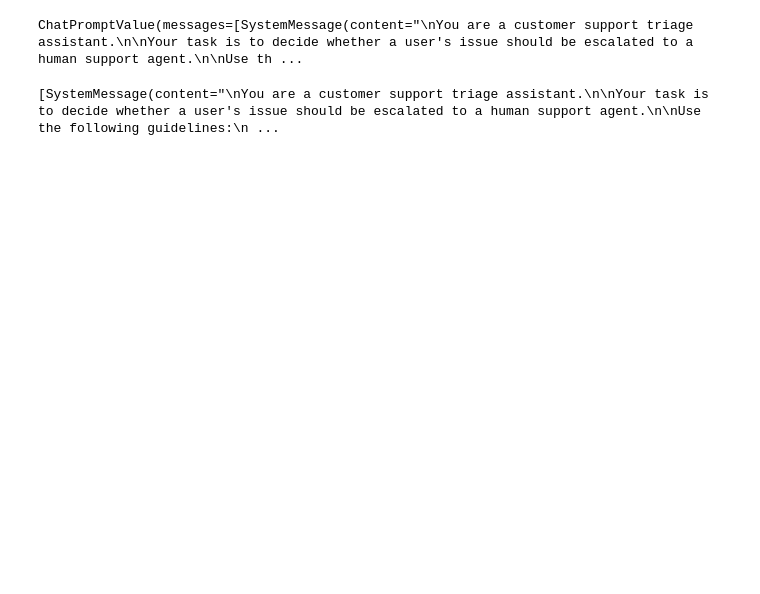
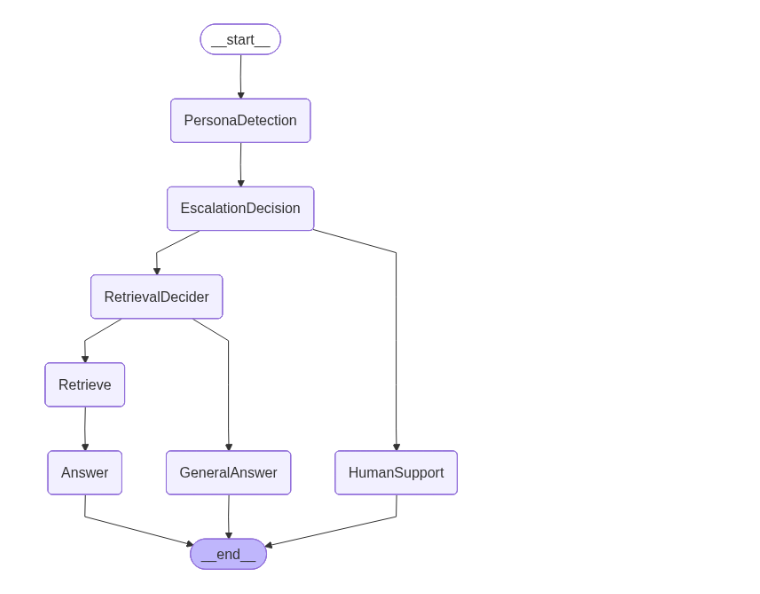
Before and after one commit to Pavan-220405/Persona-Adaptive-Customer-Support-Agent, a Jupyter notebook: test.ipynb, the cells around one changed output. Drawn from its saved outputs; the diff is of its cells as text; code cells hidden in the pictures; blank space fills up the shorter version.

Commit message:
Designed the graph and it's dependencies

```diff
--- a/test.ipynb
+++ b/test.ipynb
@@ -80,9 +0,0 @@ User Query:
-# %%
-prompt2 = escalation_prompt.invoke({'persona':'anrgy','query':'sample query'})
-prompt2
-# %% [output]
-ChatPromptValue(messages=[SystemMessage(content="\nYou are a customer support triage assistant.\n\nYour task is to decide whether a user's issue should be escalated to a human support agent.\n\nUse th ...
-# %%
-print(prompt2.messages[:])
-# %% [output]
-[SystemMessage(content="\nYou are a customer support triage assistant.\n\nYour task is to decide whether a user's issue should be escalated to a human support agent.\n\nUse the following guidelines:\n ...
@@ -88,0 +85,30 @@ print(prompt2.messages[:])
+# %%
+graph = StateGraph(ChatbotState)
+
+graph.add_node("PersonaDetection",PersonaDetection)
+graph.add_node("EscalationDecision",EscalationDecision)
+graph.add_node("HumanSupport",HumanSupport)
+graph.add_node("RetrievalDecider",RetrievalDecider)
+graph.add_node("Retrieve",Retrieve)
+graph.add_node("GeneralAnswer",GeneralAnswer)
+graph.add_node("Answer",Answer)
+
+
+graph.add_edge(START,"PersonaDetection")
+graph.add_edge("PersonaDetection","EscalationDecision")
+graph.add_conditional_edges("EscalationDecision",EscalationRouter)
+graph.add_edge("EscalationDecision","HumanSupport")
+graph.add_edge("EscalationDecision","RetrievalDecider")
+graph.add_edge("HumanSupport",END)
+graph.add_conditional_edges("RetrievalDecider",RetrievalRouter)
+graph.add_edge("RetrievalDecider","Retrieve")
+graph.add_edge("RetrievalDecider","GeneralAnswer")
+graph.add_edge("GeneralAnswer",END)
+graph.add_edge("Retrieve","Answer")
+graph.add_edge("Answer",END)
+
+chatbot = graph.compile()
+# %%
+chatbot
+# %% [output]
+[figure, added]
```
Also changed, not shown: parts of 8 cells of this notebook, 5 other files.
